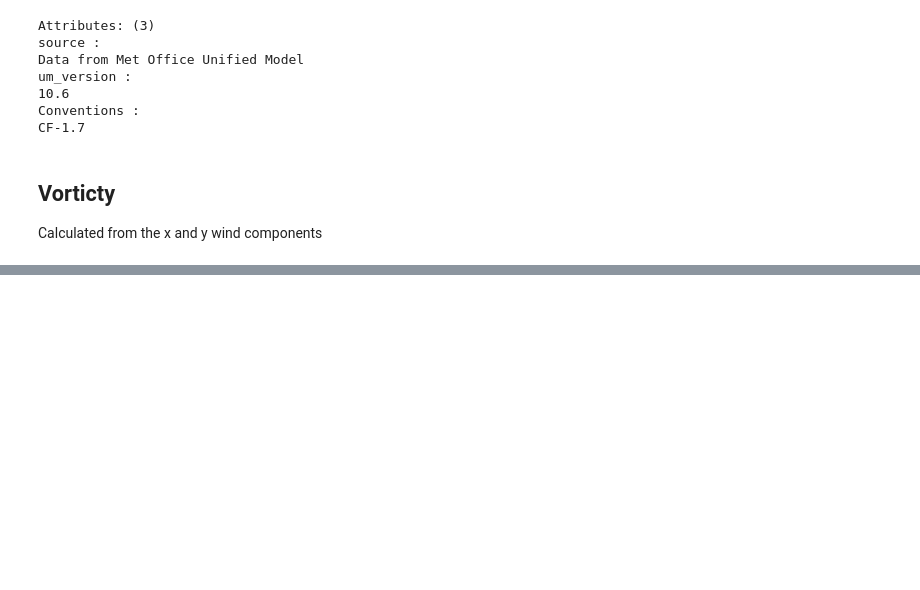
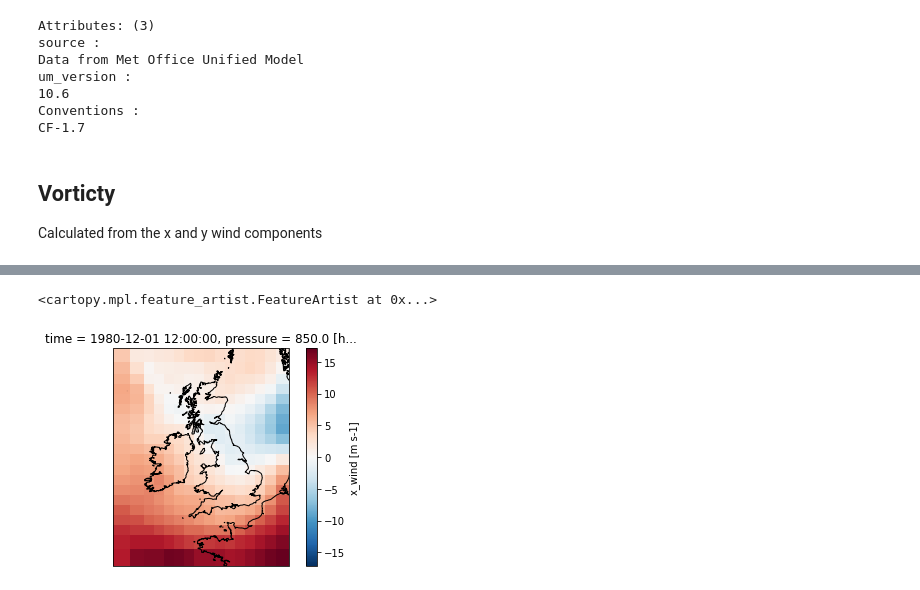
Before and after one commit to henryaddison/ml-downscaling-emulation, a Jupyter notebook: notebooks/learning/feature engineering.ipynb, the cells around one changed output, grey strips where cells are left out. Saved outputs shown, nothing was run; the diff lists cells and outputs as text; code cells hidden in the pictures; blank space fills up the shorter version.

```diff
--- a/notebooks/learning/feature engineering.ipynb
+++ b/notebooks/learning/feature engineering.ipynb
@@ -491,0 +273,8 @@ time: mean (interval: 1 hour)
+# %%
+xwind_nc_path = f'../../../../data/moose/uk/2.2km/rcp85/01/xwind/day/xwind_rcp85_land-cpm_uk_2.2km_01_day_19801201-19811130.nc'
+ywind_nc_path = f'../../../../data/moose/uk/2.2km/rcp85/01/ywind/day/ywind_rcp85_land-cpm_uk_2.2km_01_day_19801201-19811130.nc'
+lsrain_nc_path = f'../../../../data/moose/uk/2.2km/rcp85/01/lsrain/day/lsrain_rcp85_land-cpm_uk_2.2km_01_day_19801201-19811130.nc'
+
+xwind_ds = xr.open_dataset(xwind_nc_path)
+ywind_ds = xr.open_dataset(ywind_nc_path)
+lsrain_ds = xr.open_dataset(lsrain_nc_path)
@@ -491,0 +341,3 @@ time: mean (interval: 1 hour)
+# %%
+ds = xr.combine_by_coords([xwind_ds, ywind_ds], compat='no_conflicts', combine_attrs="drop_conflicts", coords="all", join="inner", data_vars="all").sel({'pressure': 850.0})
+ds
@@ -491,0 +436,9 @@ time: mean (interval: 1 hour)
+# %%
+coarsened_ds = ds.coarsen(grid_latitude=32, grid_longitude=32, boundary="trim").mean()
+# %%
+ax = plt.axes(projection=cp_model_rotated_pole)
+coarsened_ds.isel(time=0)['x_wind'].plot(ax=ax)
+ax.coastlines()
+# %% [output]
+<cartopy.mpl.feature_artist.FeatureArtist at 0x...>
+[figure, added]
```
Also changed, not shown: parts of 80 cells of this notebook, 10 other files.
